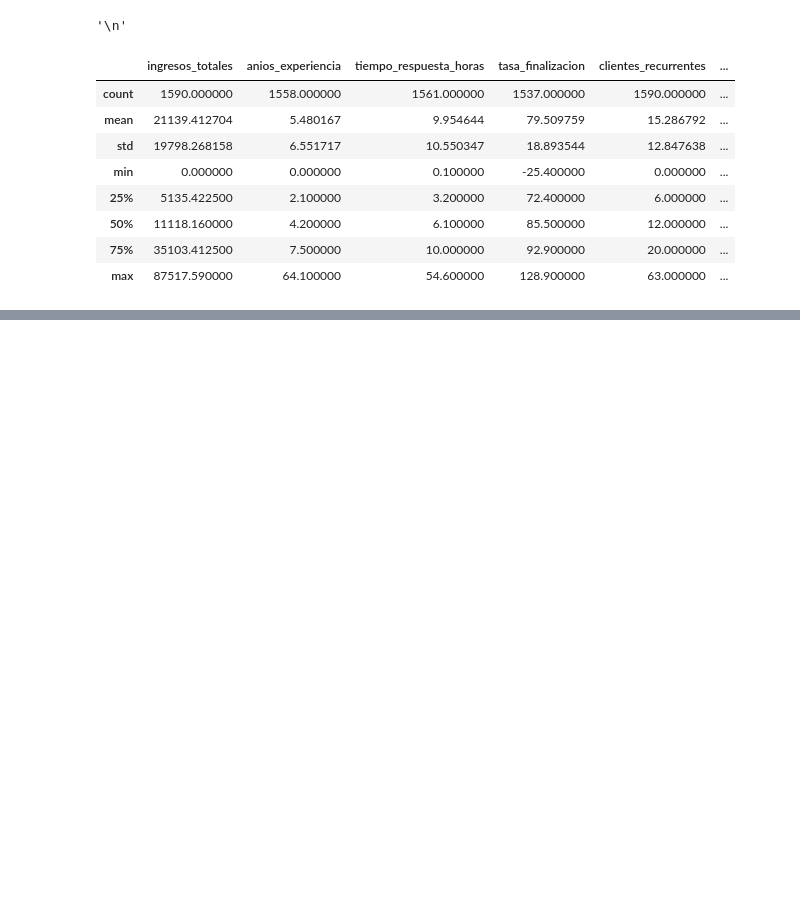
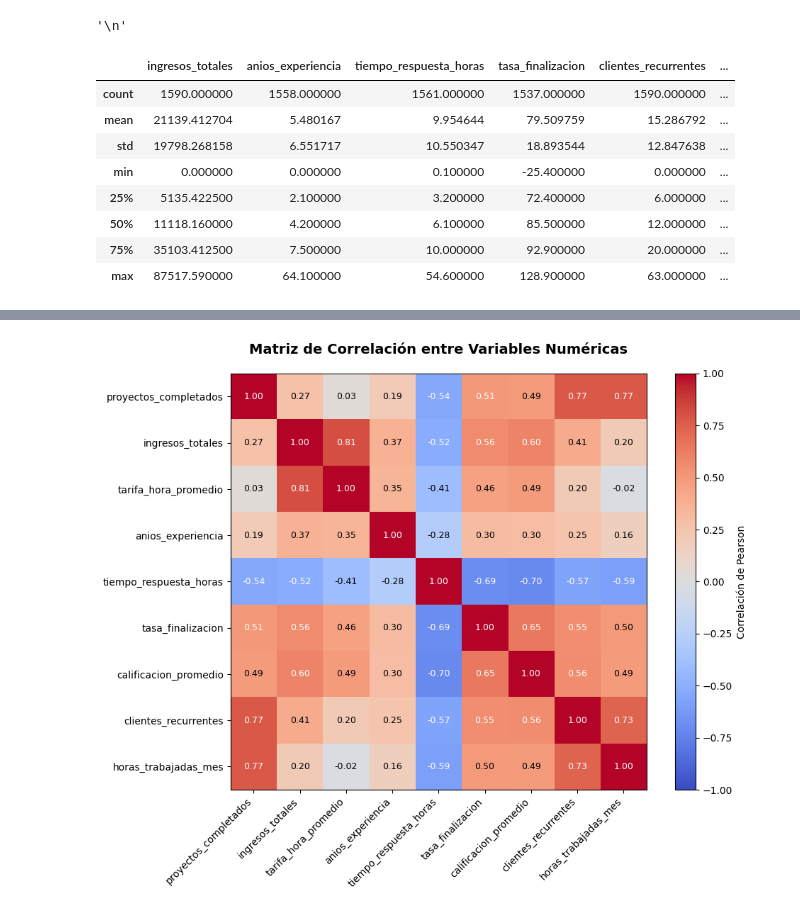
Before and after one commit to Cardona-Hector2023/OLC2_EJ26_ML_32, a Jupyter notebook: Proyecto2/Manuales/Docu_freelancer.ipynb, the cells around one changed output, grey strips where cells are left out. Cells and saved outputs as stored; diff of their text form; code cells hidden in the pictures; blank space fills up the shorter version.

```diff
--- a/Proyecto2/Manuales/Docu_freelancer.ipynb
+++ b/Proyecto2/Manuales/Docu_freelancer.ipynb
@@ -349,0 +443,48 @@ df1.describe()
+# %%
+import matplotlib.pyplot as plt
+import pandas as pd
+
+# 1. Aseguramos (por si acaso) que las columnas numéricas estén bien convertidas en df1
+columnas_a_numericas = ['proyectos_completados', 'tarifa_hora_promedio', 'calificacion_promedio']
+for col in columnas_a_numericas:
+    if df1[col].dtype == 'object':
+        df1[col] = df1[col].astype(str).str.replace('$', '', regex=False).str.strip()
+    df1[col] = pd.to_numeric(df1[col], errors='coerce')
+
+# 2. Obtenemos la lista exacta de columnas numéricas (excluyendo IDs y categorías de texto)
+columnas_numericas = df1.select_dtypes(include=['int64', 'float64']).columns.tolist()
+
+# 3. Calculamos la matriz de correlación de Pearson
+corr = df1[columnas_numericas].corr()
+
+# 4. Diseñamos el mapa de calor (Heatmap)
+fig, ax = plt.subplots(figsize=(10, 8)) # Un poco más grande para que se lean bien los nombres
+im = ax.imshow(corr.values, cmap="coolwarm", vmin=-1, vmax=1)
+
+# Añadimos la barra de color al lado
+plt.colorbar(im, ax=ax, label="Correlación de Pearson")
+
+# Configuramos las etiquetas de los ejes
+ax.set_xticks(range(len(columnas_numericas)))
+ax.set_yticks(range(len(columnas_numericas)))
+ax.set_xticklabels(columnas_numericas, rotation=45, ha="right", fontsize=10)
+ax.set_yticklabels(columnas_numericas, fontsize=10)
+
+# 5. Dibujamos los números dentro de cada cuadrito
+for i in range(len(columnas_numericas)):
+    for j in range(len(columnas_numericas)):
+        # Obtenemos el valor de la correlación
+        valor = corr.iloc[i, j]
+        # Si el valor es NaN (por datos vacíos), ponemos un guión, si no, el número
+        texto = f"{valor:.2f}" if not pd.isna(valor) else "-"
+
+        # Elegimos color de letra (negra o blanca) según el fondo para que se lea bien
+        color_texto = "white" if abs(valor) > 0.5 else "black"
+
+        ax.text(j, i, texto, ha="center", va="center", fontsize=9, color=color_texto)
+
+ax.set_title("Matriz de Correlación entre Variables Numéricas", fontsize=14, fontweight="bold", pad=20)
+plt.tight_layout()
+plt.show()
+# %% [output]
+[figure, added]
```
Also changed, not shown: parts of 2 cells of this notebook, 1 other file.
